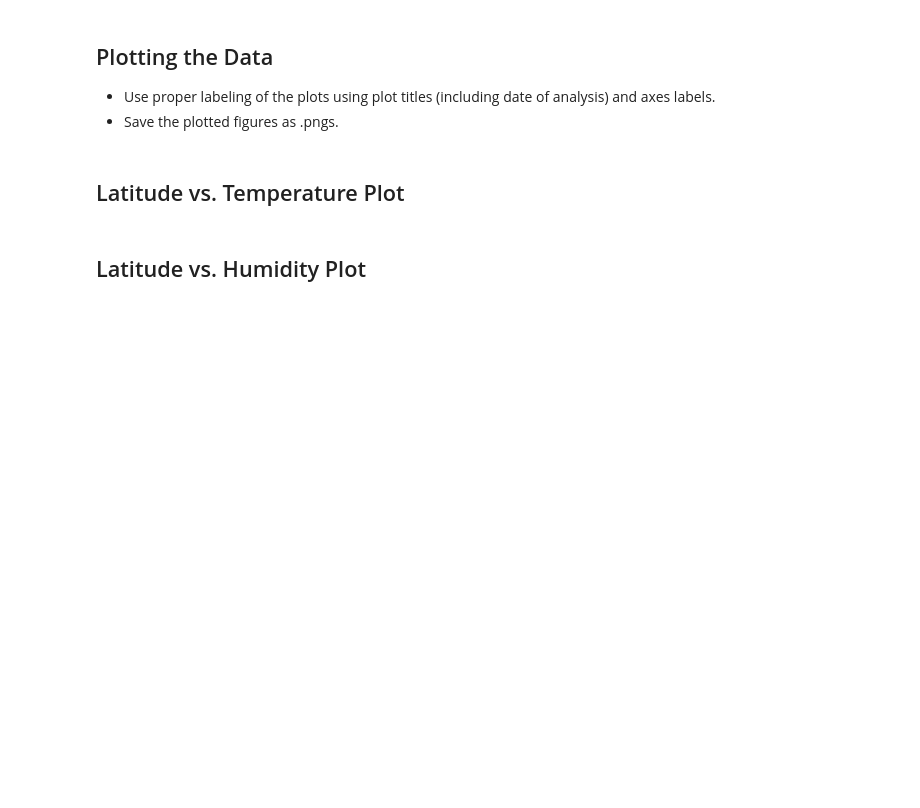
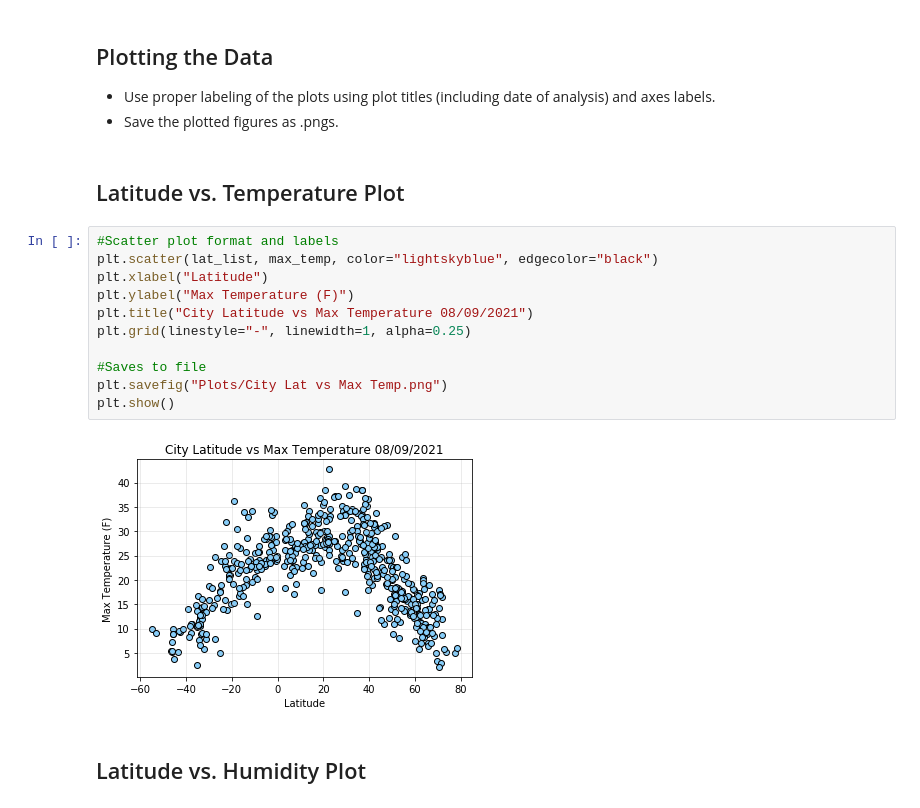
Before and after one commit to michelleherman13/python-api, a Jupyter notebook: WeatherPy/WeatherPy.ipynb, the cells around one changed output. Saved outputs shown, nothing was run; the diff lists cells and outputs as text; blank space fills up the shorter version.

Commit message:
completed scatter plots

```diff
--- a/WeatherPy/WeatherPy.ipynb
+++ b/WeatherPy/WeatherPy.ipynb
@@ -185,5 +183,18 @@ clean_city_data.to_csv("output_data/cities.csv", index = False)
 * Save the plotted figures as .pngs.
 # %% [markdown]
 ## Latitude vs. Temperature Plot
+# %%
+#Scatter plot format and labels
+plt.scatter(lat_list, max_temp, color="lightskyblue", edgecolor="black")
+plt.xlabel("Latitude")
+plt.ylabel("Max Temperature (F)")
+plt.title("City Latitude vs Max Temperature 08/09/2021")
+plt.grid(linestyle="-", linewidth=1, alpha=0.25)
+
+#Saves to file
+plt.savefig("Plots/City Lat vs Max Temp.png")
+plt.show()
+# %% [output]
+[figure, added]
 # %% [markdown]
 ## Latitude vs. Humidity Plot
```
Also changed, not shown: parts of 4 cells of this notebook, 4 other files.
